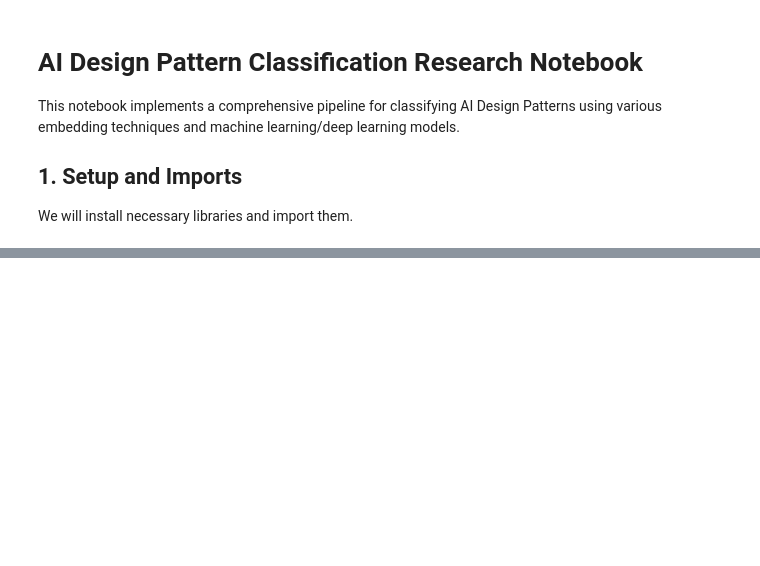
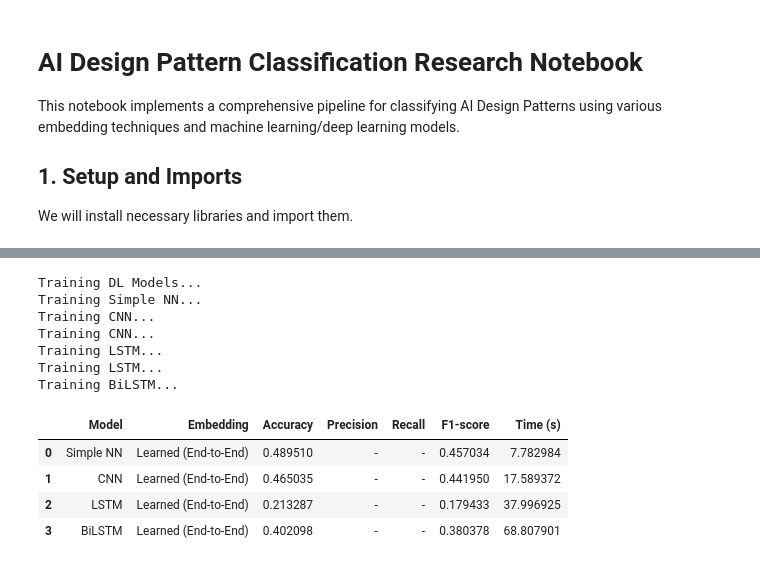
Before and after one commit to HasinthakaPiyumal/AI-Pattern-Mining-Project, a Jupyter notebook: experiments-llm/AI_Pattern_Classification.ipynb, the cells around one changed output, grey strips where cells are left out. Cells and saved outputs as stored; diff of their text form; code cells hidden in the pictures; blank space fills up the shorter version.

```diff
--- a/experiments-llm/AI_Pattern_Classification.ipynb
+++ b/experiments-llm/AI_Pattern_Classification.ipynb
@@ -457,14 +543,18 @@ class SimpleNN(nn.Module):
         super(SimpleNN, self).__init__()
         self.embedding = nn.Embedding(vocab_size, embed_dim)
         self.fc1 = nn.Linear(embed_dim, hidden_dim)
+        self.bn1 = nn.BatchNorm1d(hidden_dim)
         self.relu = nn.ReLU()
+        self.dropout = nn.Dropout(0.3)
         self.fc2 = nn.Linear(hidden_dim, num_classes)
 
     def forward(self, x):
         x = self.embedding(x)
         x = torch.mean(x, dim=1) # Average pooling
         x = self.fc1(x)
+        x = self.bn1(x)
         x = self.relu(x)
+        x = self.dropout(x)
         x = self.fc2(x)
         return x
 
@@ -474,6 +564,7 @@ class CNNClassifier(nn.Module):
         super(CNNClassifier, self).__init__()
         self.embedding = nn.Embedding(vocab_size, embed_dim)
         self.conv1 = nn.Conv1d(embed_dim, 128, kernel_size=5)
+        self.bn1 = nn.BatchNorm1d(128)
         self.pool = nn.AdaptiveMaxPool1d(1)
         self.fc = nn.Linear(128, num_classes)
         self.dropout = nn.Dropout(0.3)
@@ -482,6 +573,7 @@ class CNNClassifier(nn.Module):
         x = self.embedding(x) # (batch, seq, embed)
         x = x.permute(0, 2, 1) # (batch, embed, seq)
         x = self.conv1(x)
+        x = self.bn1(x)
         x = torch.relu(x)
         x = self.pool(x).squeeze(2)
         x = self.dropout(x)
@@ -493,7 +585,7 @@ class LSTMClassifier(nn.Module):
     def __init__(self, vocab_size, embed_dim, hidden_dim, num_classes, bidirectional=False):
         super(LSTMClassifier, self).__init__()
         self.embedding = nn.Embedding(vocab_size, embed_dim)
-        self.lstm = nn.LSTM(embed_dim, hidden_dim, batch_first=True, bidirectional=bidirectional)
+        self.lstm = nn.LSTM(embed_dim, hidden_dim, batch_first=True, bidirectional=bidirectional, dropout=0.3 if bidirectional else 0)
         self.fc = nn.Linear(hidden_dim * (2 if bidirectional else 1), num_classes)
 
     def forward(self, x):
@@ -505,35 +597,82 @@ class LSTMClassifier(nn.Module):
             out = hn[-1]
         x = self.fc(out)
         return x
+
+# Update training function to include scheduler
+def train_model_with_scheduler(model, train_loader, test_loader, epochs=10, lr=0.001):
+    criterion = nn.CrossEntropyLoss()
+    optimizer = optim.Adam(model.parameters(), lr=lr)
+    scheduler = optim.lr_scheduler.StepLR(optimizer, step_size=5, gamma=0.1)
+
+    for epoch in range(epochs):
+        model.train()
+        total_loss = 0
+        for X_batch, y_batch in train_loader:
+            optimizer.zero_grad()
+            outputs = model(X_batch)
+            loss = criterion(outputs, y_batch)
+            loss.backward()
+            optimizer.step()
+            total_loss += loss.item()
+
+        scheduler.step()
+
+    # Evaluate
+    model.eval()
+    all_preds = []
+    all_labels = []
+    with torch.no_grad():
+        for X_batch, y_batch in test_loader:
+            outputs = model(X_batch)
+            _, preds = torch.max(outputs, 1)
+            all_preds.extend(preds.numpy())
+            all_labels.extend(y_batch.numpy())
+
+    acc = accuracy_score(all_labels, all_preds)
+    f1 = f1_score(all_labels, all_preds, average='weighted', zero_division=0)
+    return acc, f1
 
 # Train DL Models
 dl_results = []
 models_dl = {
     'Simple NN': SimpleNN(VOCAB_SIZE, 100, 64, NUM_CLASSES),
     'CNN': CNNClassifier(VOCAB_SIZE, 100, NUM_CLASSES),
     'LSTM': LSTMClassifier(VOCAB_SIZE, 100, 64, NUM_CLASSES, bidirectional=False),
     'BiLSTM': LSTMClassifier(VOCAB_SIZE, 100, 64, NUM_CLASSES, bidirectional=True)
 }
 
 print("Training DL Models...")
 for name, model in models_dl.items():
     print(f"Training {name}...")
     start_time = time.time()
-    acc, f1 = train_model(model, train_loader, test_loader, epochs=5)
+    acc, f1 = train_model_with_scheduler(model, train_loader, test_loader, epochs=10)
     end_time = time.time()
 
     dl_results.append({
         'Model': name,
         'Embedding': 'Learned (End-to-End)',
         'Accuracy': acc,
         'Precision': '-', # Simplified for DL loop
         'Recall': '-',
         'F1-score': f1,
         'Time (s)': end_time - start_time
     })
 
 dl_results_df = pd.DataFrame(dl_results)
 dl_results_df
+# %% [output]
+Training DL Models...
+Training Simple NN...
+Training CNN...
+Training CNN...
+Training LSTM...
+Training LSTM...
+Training BiLSTM...
+|  | Model | Embedding | Accuracy | Precision | Recall | F1-score | Time (s) |
+| 0 | Simple NN | Learned (End-to-End) | 0.489510 | - | - | 0.457034 | 7.782984 |
+| 1 | CNN | Learned (End-to-End) | 0.465035 | - | - | 0.441950 | 17.589372 |
+| 2 | LSTM | Learned (End-to-End) | 0.213287 | - | - | 0.179433 | 37.996925 |
+| 3 | BiLSTM | Learned (End-to-End) | 0.402098 | - | - | 0.380378 | 68.807901 |
 # %%
 # Explainability
 print("Running Explainability Analysis...")
```
Also changed, not shown: parts of 10 cells of this notebook, 7 other files.
